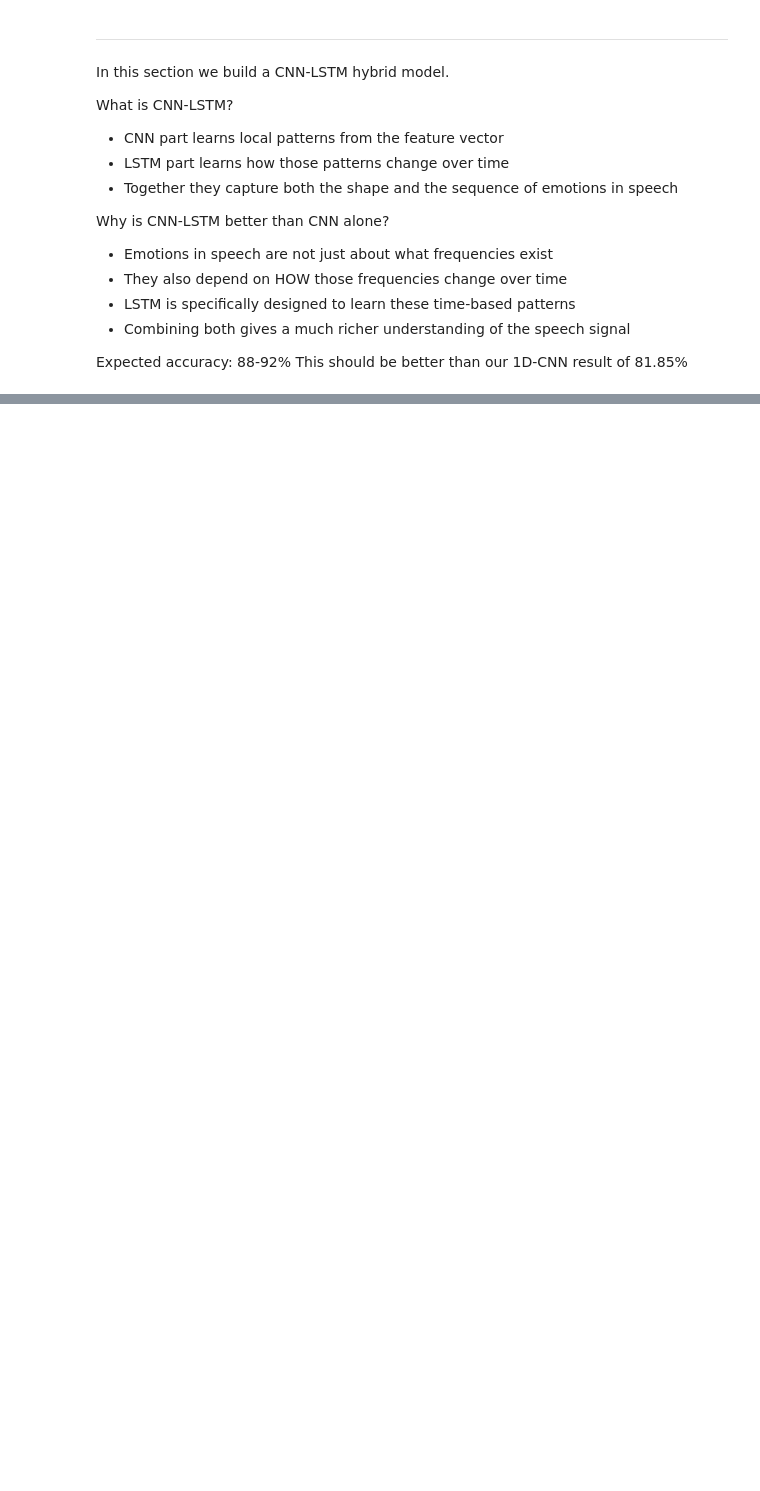
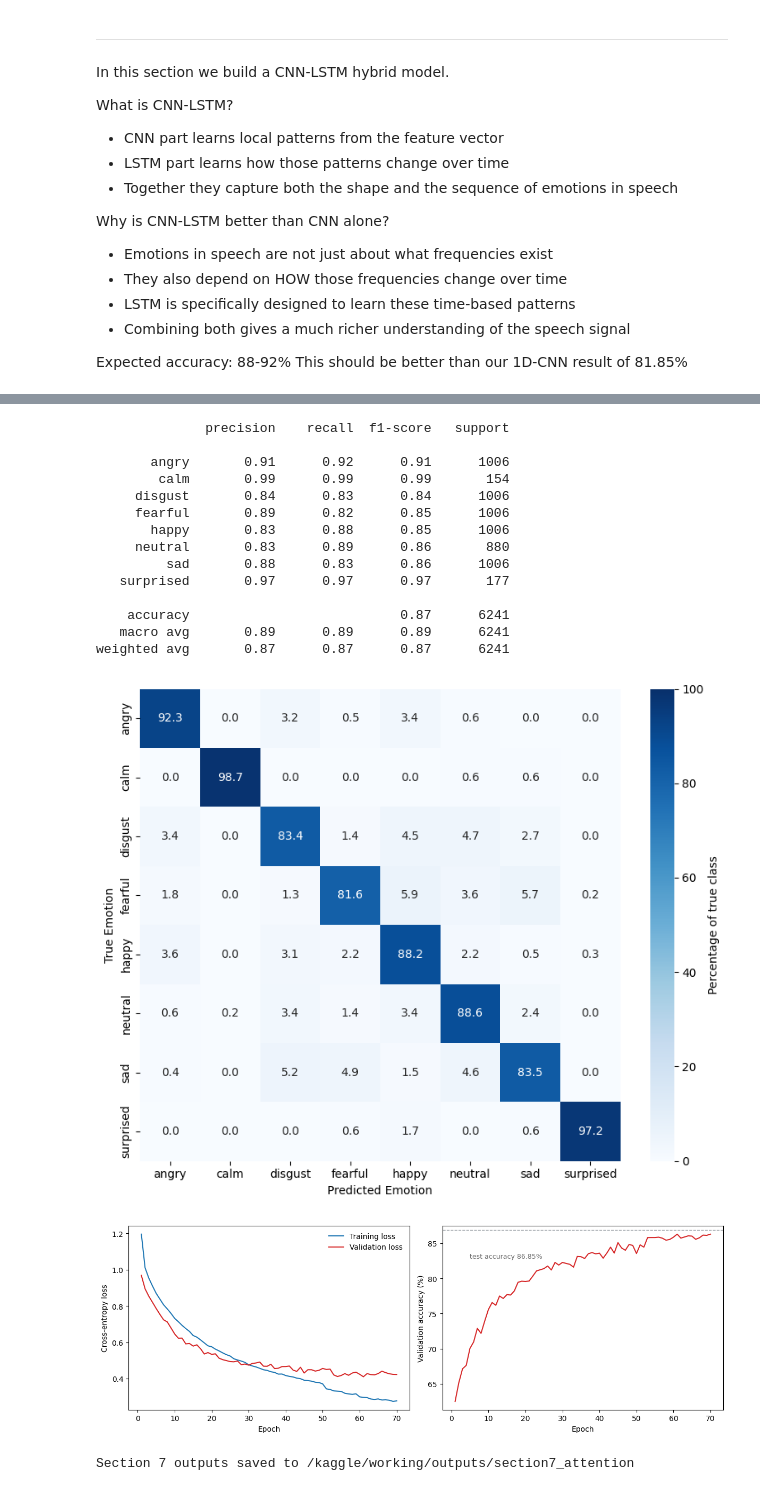
Before and after one commit to uzairullah-dev/MSC-Disseration-Speech-emotion-recognition-using-machine-learning-techniques, a Jupyter notebook: ser-code-implementation.ipynb, the cells around one changed output, grey strips where cells are left out. Cells and saved outputs as stored; diff of their text form; code cells hidden in the pictures; blank space fills up the shorter version.

```diff
--- a/ser-code-implementation.ipynb
+++ b/ser-code-implementation.ipynb
@@ -1468,0 +1917,6 @@ print(f"  Weighted F1 : {cnnlstm_f1:.4f}")
+# %%
+# ─────────────────────────────────────────────────────────────────
+# [CODE] CELL 7.4 — Train the FINAL model (channel + spatial, 70 epochs)
+# ─────────────────────────────────────────────────────────────────
+res_final = train_config('final_attention_model', S7_OUT,
+                         use_channel=True, use_spatial=True)
@@ -1468,0 +1941,69 @@ print(f"  Weighted F1 : {cnnlstm_f1:.4f}")
+# %%
+
+# ─────────────────────────────────────────────────────────────────
+# [CODE] CELL 7.5 — Evaluate final model: report, confusion matrix, curves
+# ─────────────────────────────────────────────────────────────────
+import matplotlib.pyplot as plt
+import seaborn as sns
+from sklearn.metrics import confusion_matrix
+
+# Reload best checkpoint and predict (kept for the confusion matrix)
+model_final = AttentionCNN(use_channel=True, use_spatial=True).to(device)
+model_final.load_state_dict(torch.load(f'{S7_OUT}/final_attention_model.pth'))
+model_final.eval()
+all_preds, all_labels = [], []
+with torch.no_grad():
+    for xb, yb in test_loader:
+        all_preds += model_final(xb.to(device)).argmax(1).cpu().tolist()
+        all_labels += yb.tolist()
+
+print(classification_report(all_labels, all_preds, target_names=CLASSES))
+
+# Confusion matrix (row-normalised so minority classes are readable)
+cm = confusion_matrix(all_labels, all_preds)
+cm_pct = cm / cm.sum(axis=1, keepdims=True) * 100
+plt.figure(figsize=(8, 6.5))
+sns.heatmap(cm_pct, annot=True, fmt='.1f', cmap='Blues',
+            cbar_kws={'label': 'Percentage of true class'},
+            xticklabels=CLASSES, yticklabels=CLASSES, vmin=0, vmax=100)
+plt.xlabel('Predicted Emotion'); plt.ylabel('True Emotion')
+plt.tight_layout()
+plt.savefig(f'{S7_OUT}/final_confusion_matrix.png', dpi=300, bbox_inches='tight')
+plt.show()
+
+# Training curves from the saved history (full 70 points)
+hist = json.load(open(f'{S7_OUT}/final_attention_model_history.json'))
+ep = range(1, len(hist['train_loss']) + 1)
+fig, axes = plt.subplots(1, 2, figsize=(12, 4.2))
+axes[0].plot(ep, hist['train_loss'], color='#1f77b4', label='Training loss')
+axes[0].plot(ep, hist['val_loss'], color='#d62728', label='Validation loss')
+axes[0].set_xlabel('Epoch'); axes[0].set_ylabel('Cross-entropy loss')
+axes[0].legend(frameon=False)
+axes[1].plot(ep, hist['val_acc'], color='#d62728')
+axes[1].axhline(res_final['accuracy'], color='#9aa0a6', ls='--', lw=1)
+axes[1].annotate(f"test accuracy {res_final['accuracy']}%",
+                 xy=(5, res_final['accuracy']), xytext=(5, res_final['accuracy'] - 4),
+                 fontsize=9, color='dimgrey')
+axes[1].set_xlabel('Epoch'); axes[1].set_ylabel('Validation accuracy (%)')
+plt.tight_layout()
+plt.savefig(f'{S7_OUT}/final_training_curves.png', dpi=300, bbox_inches='tight')
+plt.show()
+print('Section 7 outputs saved to', S7_OUT)
+# %% [output]
+              precision    recall  f1-score   support
+
+       angry       0.91      0.92      0.91      1006
+        calm       0.99      0.99      0.99       154
+     disgust       0.84      0.83      0.84      1006
+     fearful       0.89      0.82      0.85      1006
+       happy       0.83      0.88      0.85      1006
+     neutral       0.83      0.89      0.86       880
+         sad       0.88      0.83      0.86      1006
+   surprised       0.97      0.97      0.97       177
+
+    accuracy                           0.87      6241
+   macro avg       0.89      0.89      0.89      6241
+weighted avg       0.87      0.87      0.87      6241
+[figure, added]
+[figure, added]
+Section 7 outputs saved to /kaggle/working/outputs/section7_attention
```
Also changed, not shown: parts of 43 cells of this notebook.
